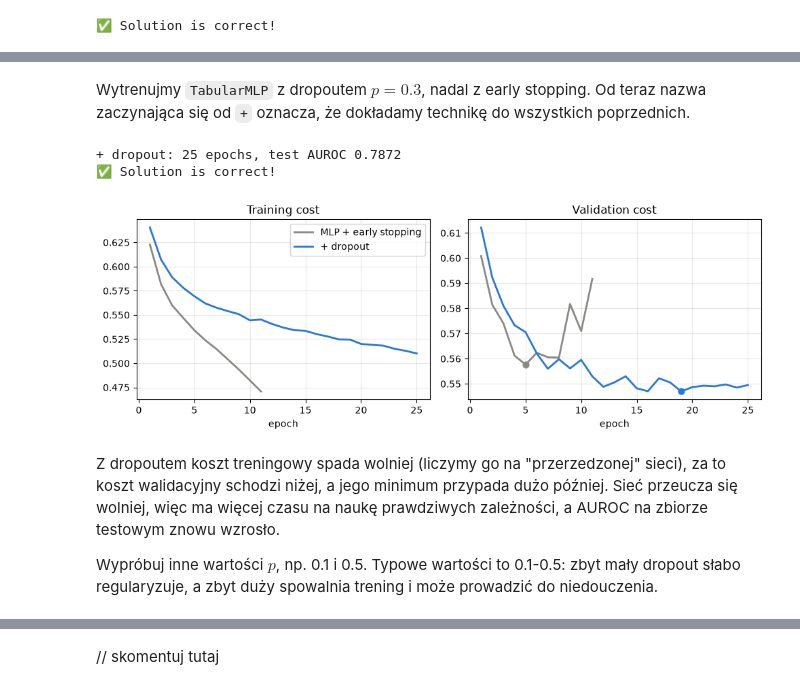
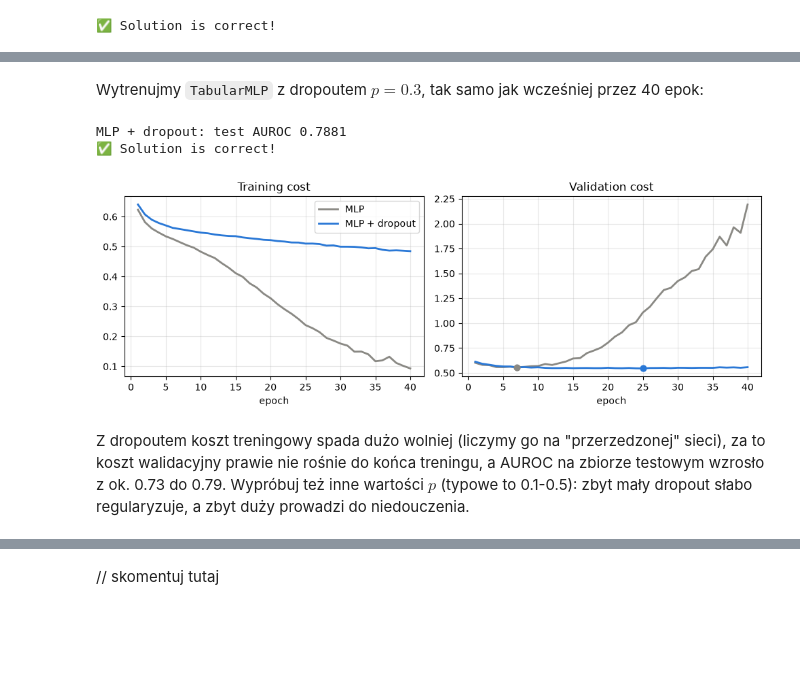
Before and after one commit to pFornagiel/podstawy-sztucznej-inteligencji, a Jupyter notebook: lab_3_remaster/lab_3_solution.ipynb, the cells around one changed output, grey strips where cells are left out. Drawn from its saved outputs; the diff is of its cells as text; code cells hidden in the pictures; blank space fills up the shorter version.

```diff
--- a/lab_3_remaster/lab_3_solution.ipynb
+++ b/lab_3_remaster/lab_3_solution.ipynb
@@ -1344,8 +1318,4 @@ W PyTorchu paczki tworzą dwie klasy z modułu [`torch.utils.data`](https://docs
 # %%
-from torch.utils.data import DataLoader, TensorDataset
-
-train_loader = DataLoader(TensorDataset(X_train_t, y_train_t), batch_size=256, shuffle=True)
-
 X_batch, y_batch = next(iter(train_loader))  # the first batch
 print("one batch:", tuple(X_batch.shape), tuple(y_batch.shape))
 print("batches (optimizer steps) per epoch:", len(train_loader))
@@ -1670,0 +1383,19 @@ która robi dokładnie to samo.
+# %%
+class TabularMLP(nn.Module):
+    def __init__(self, n_features, hidden_size=256, n_layers=3, dropout=0.0):
+        super().__init__()
+        layers = []
+        in_size = n_features
+        for _ in range(n_layers):
+            layers += [
+                nn.Linear(in_size, hidden_size),  # linear layer: in_size -> hidden_size
+                nn.ReLU(),                        # ReLU activation
+                nn.Dropout(dropout),              # dropout layer
+            ]
+            in_size = hidden_size
+        layers.append(nn.Linear(hidden_size, 1))  # output layer: one logit, no sigmoid
+        self.layers = nn.Sequential(*layers)
+
+    def forward(self, X):
+        # X: (N, n_features) -> logits, shape (N, 1)
+        return self.layers(X)
@@ -1670,0 +1421,16 @@ która robi dokładnie to samo.
+# %%
+loss_fn = nn.BCEWithLogitsLoss()
+
+
+def fit(model, optimizer, train_loader, X_val, y_val, epochs):
+    # training with validation after every epoch; returns the training and validation cost of every epoch
+    history = {"train_loss": [], "val_loss": []}
+    for _ in range(epochs):
+        train_loss = train_epoch(model, train_loader, loss_fn, optimizer)
+        history["train_loss"].append(train_loss)
+
+        model.eval()
+        with torch.no_grad():
+            val_loss = loss_fn(model(X_val), y_val).item()
+            history["val_loss"].append(val_loss)
+    return history
@@ -1698,25 +1589,21 @@ model.train():
 model.eval():
  tensor([[1., 1., 1., 1., 1., 1., 1., 1.],
         [1., 1., 1., 1., 1., 1., 1., 1.]])
-# %% [markdown]
-Wytrenujmy `TabularMLP` z dropoutem $p = 0.3$, nadal z early stopping. Od teraz nazwa zaczynająca się od `+` oznacza,
-że dokładamy technikę do wszystkich poprzednich.
+# %% [markdown]
+Wytrenujmy `TabularMLP` z dropoutem $p = 0.3$, tak samo jak wcześniej przez 40 epok:
 # %%
 torch.manual_seed(0)
 mlp = TabularMLP(n_features, dropout=0.3)
 optimizer = optim.Adam(mlp.parameters(), lr=3e-3)
-run_experiment("+ dropout", mlp, optimizer, early_stopping=EarlyStopping(patience=6))
+run_experiment("MLP + dropout", mlp, optimizer)
 
-check_experiment(results, "+ dropout")
-plot_learning_curves(["MLP + early stopping", "+ dropout"])
+check_experiment(results, "MLP + dropout")
+plot_learning_curves(["MLP", "MLP + dropout"])
 # %% [output]
-+ dropout: 25 epochs, test AUROC 0.7872
+MLP + dropout: test AUROC 0.7881
 ✅ Solution is correct!
-[figure, old version]
+[figure, new version]
 # %% [markdown]
-Z dropoutem koszt treningowy spada wolniej (liczymy go na "przerzedzonej" sieci), za to koszt walidacyjny schodzi
-niżej, a jego minimum przypada dużo później. Sieć przeucza się wolniej, więc ma więcej czasu na naukę prawdziwych
-zależności, a AUROC na zbiorze testowym znowu wzrosło.
-
-Wypróbuj inne wartości $p$, np. 0.1 i 0.5. Typowe wartości to 0.1-0.5: zbyt mały dropout słabo regularyzuje, a zbyt
-duży spowalnia trening i może prowadzić do niedouczenia.
+Z dropoutem koszt treningowy spada dużo wolniej (liczymy go na "przerzedzonej" sieci), za to koszt walidacyjny prawie
+nie rośnie do końca treningu, a AUROC na zbiorze testowym wzrosło z ok. 0.73 do 0.79. Wypróbuj też inne wartości $p$
+(typowe to 0.1-0.5): zbyt mały dropout słabo regularyzuje, a zbyt duży prowadzi do niedouczenia.
```
Also changed, not shown: parts of 120 cells of this notebook, 11 other files.
